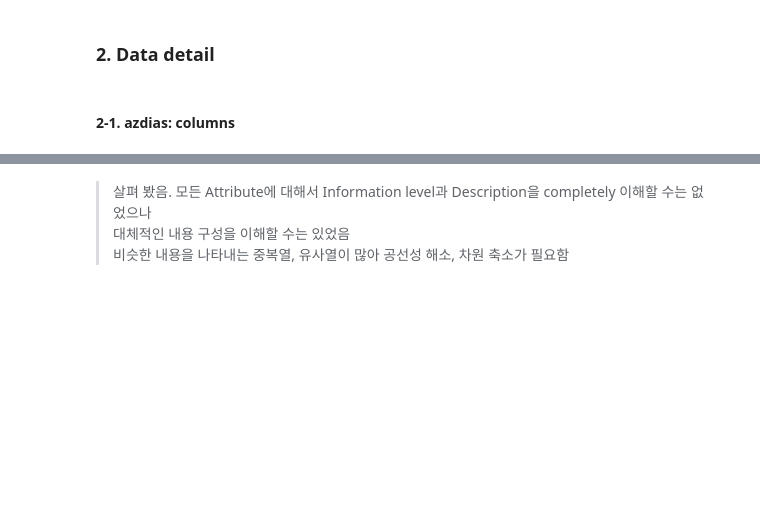
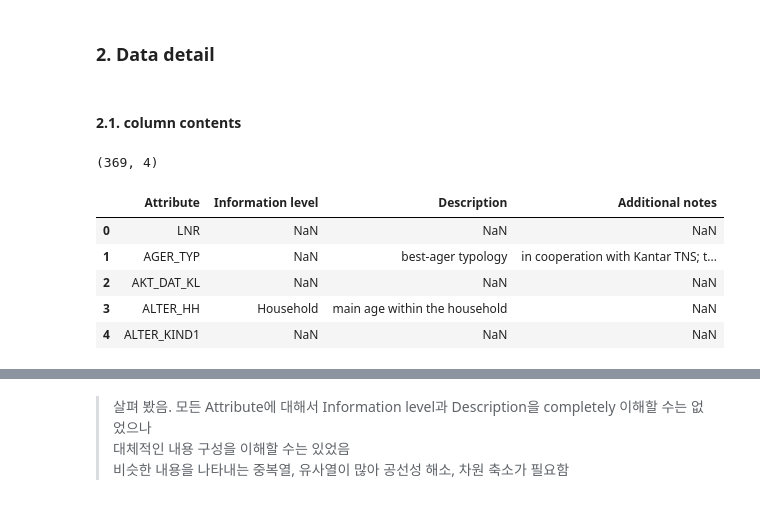
Before and after one commit to jaeyoun-chang/u_city_capstone, a Jupyter notebook: Arvato Project Workbook.ipynb, the cells around one changed output, grey strips where cells are left out. Cells and saved outputs as stored; diff of their text form; code cells hidden in the pictures; blank space fills up the shorter version.

```diff
--- a/Arvato Project Workbook.ipynb
+++ b/Arvato Project Workbook.ipynb
@@ -293,14 +293,25 @@ None
 # %% [markdown]
 ### 2. Data detail
 # %% [markdown]
-#### 2-1. azdias: columns
+#### 2.1. column contents
 # %%
-# values of columns of azdias
-col_val_azdias = pd.DataFrame(azdias.columns, columns=['Attribute'])
-print (col_val_azdias.shape)
+'''
+add information to know what contents each column has
+'''
 
-# add information on Attribute from Information_xlsx
-col_val_azdias_desc = col_val_azdias.merge(information_xlsx, how = 'left')
-print (col_val_azdias_desc.shape)
+col_contents = pd.DataFrame(customers.columns, columns=['Attribute'])
+
+# add information on Attribute from df information
+col_contents = col_contents.merge(information, how = 'left')
+print (col_contents.shape)
+col_contents.head()
+# %% [output]
+(369, 4)
+|  | Attribute | Information level | Description | Additional notes |
+| 0 | LNR | NaN | NaN | NaN |
+| 1 | AGER_TYP | NaN | best-ager typology | in cooperation with Kantar TNS; t... |
+| 2 | AKT_DAT_KL | NaN | NaN | NaN |
+| 3 | ALTER_HH | Household | main age within the household | NaN |
+| 4 | ALTER_KIND1 | NaN | NaN | NaN |
 # %%
 '''
```
Also changed, not shown: parts of 21 cells of this notebook, 2 other files.
